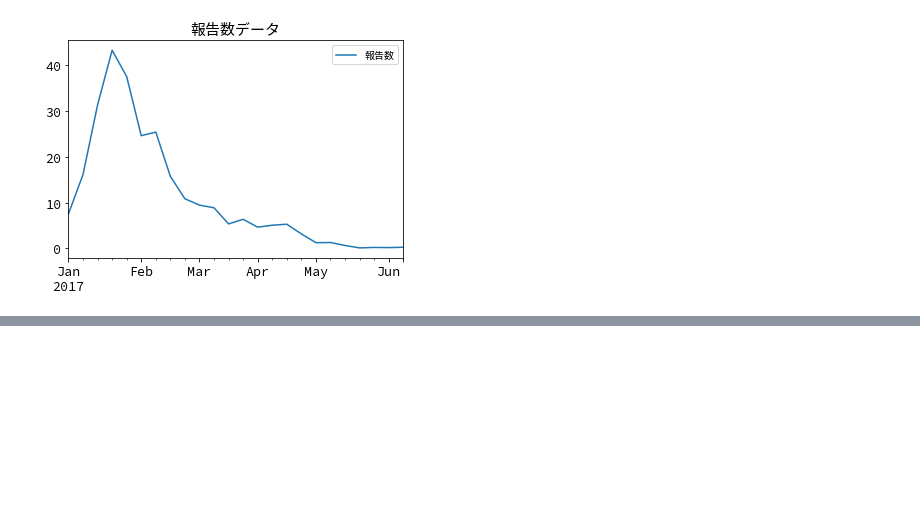
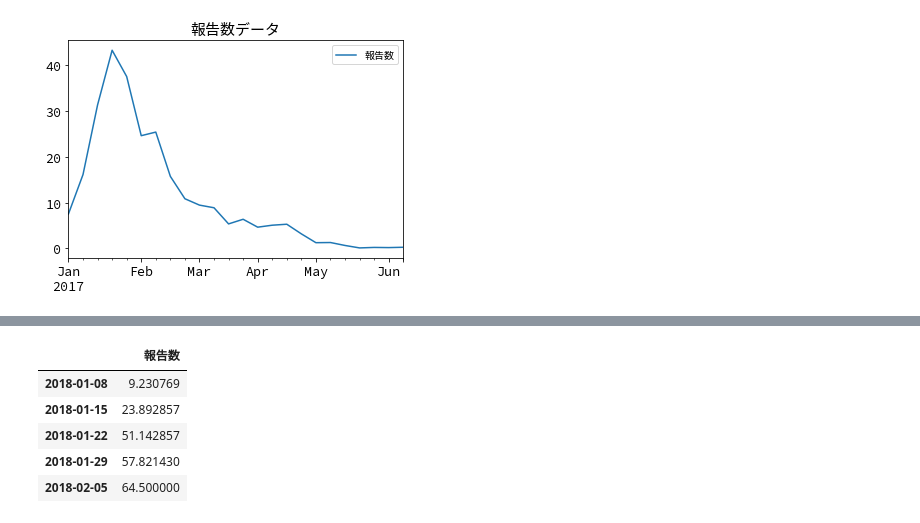
Before and after one commit to terapyon/python-machinelearning-tutorial, a Jupyter notebook: 5-prediction.ipynb, the cells around one changed output, grey strips where cells are left out. Cells and saved outputs as stored; diff of their text form; code cells hidden in the pictures; blank space fills up the shorter version.

```diff
--- a/5-prediction.ipynb
+++ b/5-prediction.ipynb
@@ -218,0 +250,15 @@ df_2017.plot(title="報告数データ")
+# %%
+df_2018 = pd.DataFrame(df_influ_2018.iloc[1, 1:])
+df_2018.columns = ['報告数']
+date_index = pd.date_range(start="2018-1-4", periods=53, freq="W-MON")
+df_2018.index = date_index
+df_2018 = df_2018.dropna()
+df_2018['報告数'] = df_2018['報告数'].astype(np.float32)
+df_2018.head()
+# %% [output]
+|  | 報告数 |
+| 2018-01-08 | 9.230769 |
+| 2018-01-15 | 23.892857 |
+| 2018-01-22 | 51.142857 |
+| 2018-01-29 | 57.821430 |
+| 2018-02-05 | 64.500000 |
```
Also changed, not shown: parts of 9 cells of this notebook.
